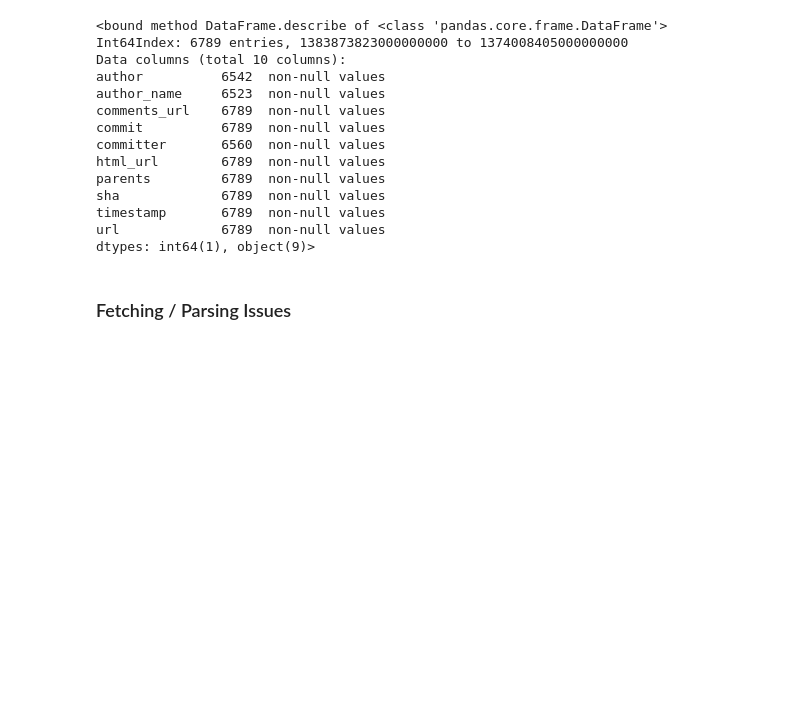
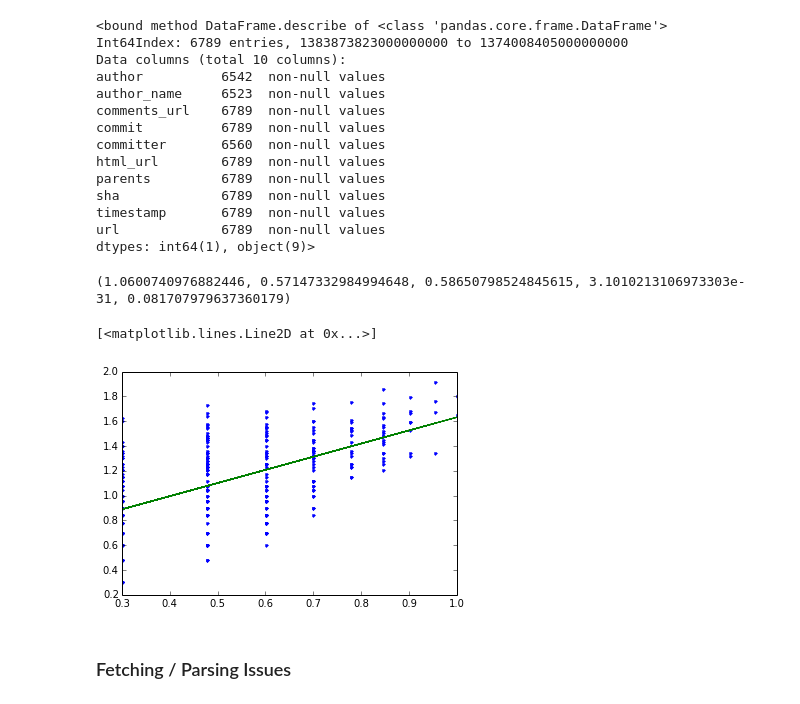
Before and after one commit to AJRenold/github-repo-quantitative-research, a Jupyter notebook: exploring_git_repo_health.ipynb, the cells around one changed output. Cells and saved outputs as stored; diff of their text form; code cells hidden in the pictures; blank space fills up the shorter version.

```diff
--- a/exploring_git_repo_health.ipynb
+++ b/exploring_git_repo_health.ipynb
@@ -268,6 +314,23 @@ sha             6789  non-null values
 timestamp       6789  non-null values
 url             6789  non-null values
 dtypes: int64(1), object(9)>
+# %%
+from scipy import stats as S
+la = np.log10(count_authors)
+lc = np.log10(count_commits)
+c = (la>0.)*(lc>0.)
+la = la[c]
+lc = lc[c]
+fit = S.linregress(la,lc)
+print fit
+# %% [output]
+(1.0600740976882446, 0.57147332984994648, 0.58650798524845615, 3.1010213106973303e-31, 0.081707979637360179)
+# %%
+plot(la,lc,'.')
+plot(la,la*fit[0]+fit[1])
+# %% [output]
+[<matplotlib.lines.Line2D at 0x...>]
+[figure, added]
 # %% [markdown]
 ### Fetching / Parsing Issues
 # %%
```
Also changed, not shown: parts of 6 cells of this notebook.
